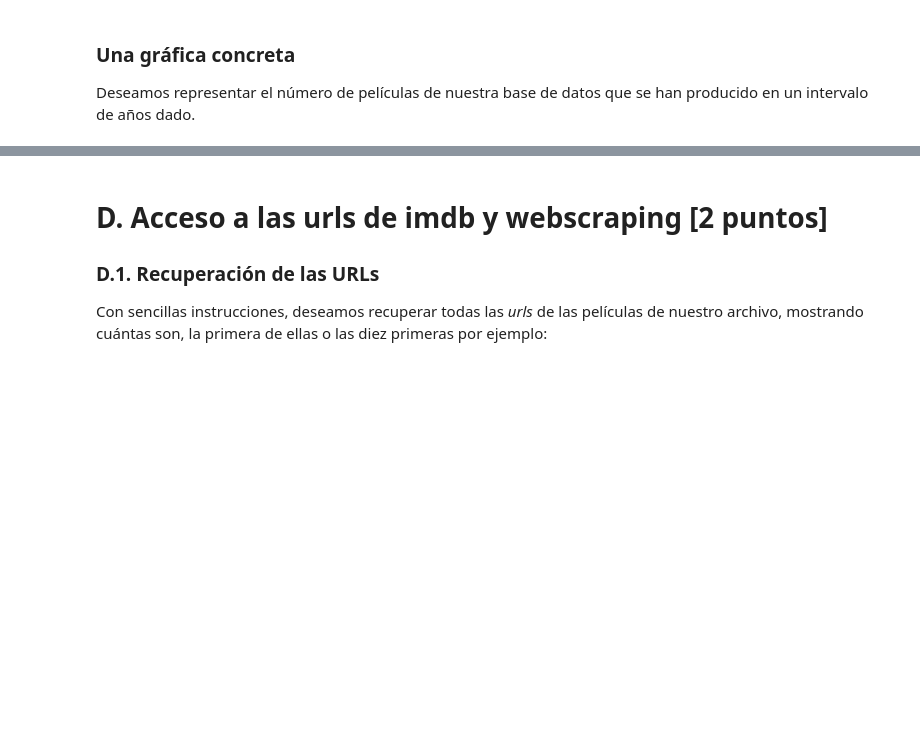
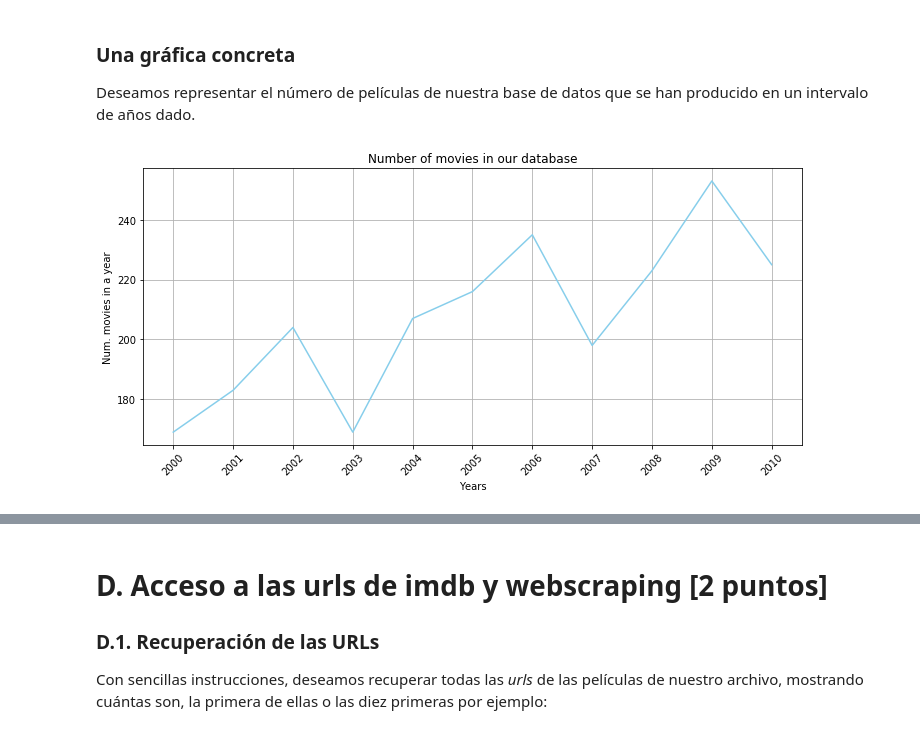
Before and after one commit to blindlp/Tarea_Python, a Jupyter notebook: movies_01.ipynb, the cells around one changed output, grey strips where cells are left out. Drawn from its saved outputs; the diff is of its cells as text; code cells hidden in the pictures; blank space fills up the shorter version.

```diff
--- a/movies_01.ipynb
+++ b/movies_01.ipynb
@@ -434,3 +433,16 @@ Salida esperada:
+# %%
+def years_num_movies(itemsList: dict, min_val: int, max_val: int) -> dict:
+    anios = {}
+    for title_year, pieces in main_dict_data.items():
+        title, year = title_year
+        yearInt = int(year)
+        if yearInt >= min_val and yearInt <= max_val:
+            if year in anios:
+                anios[year] +=1
+            else:
+                anios[year] = 1
+
+    return(anios)
 # %%
 # Test de funcionamiento
 
@@ -585,3 +654,30 @@ Deseamos representar el número de películas de nuestra base de datos que se ha
+# %%
+# Esta celda debe ser completada por el estudiante
+
+def repr_movies_years(itemlist: dict, min_year:int, max_year: int) -> dict:
+    year_movies = {}
+    year_movies = years_num_movies(itemlist, min_year, max_year)
+    years = sorted(year_movies.keys())
+    movies = [year_movies[year] for year in years]
+
+
+    plt.figure(figsize=(10, 5))
+
+    plt.plot(years, movies,color='skyblue')
+    (years, movies, )
+    plt.xlabel('Years')
+    plt.ylabel('Num. movies in a year')
+    plt.title('Number of movies in our database')
+    plt.xticks(years, rotation=45)
+    plt.grid()
+    plt.tight_layout()
+    plt.show()
+
+
+
+repr_movies_years(main_dict_data, 2000, 2010)
+# %% [output]
+[figure, added]
 # %%
 # Test de funcionamiento
 
```
Also changed, not shown: parts of 33 cells of this notebook, 1 other file.
